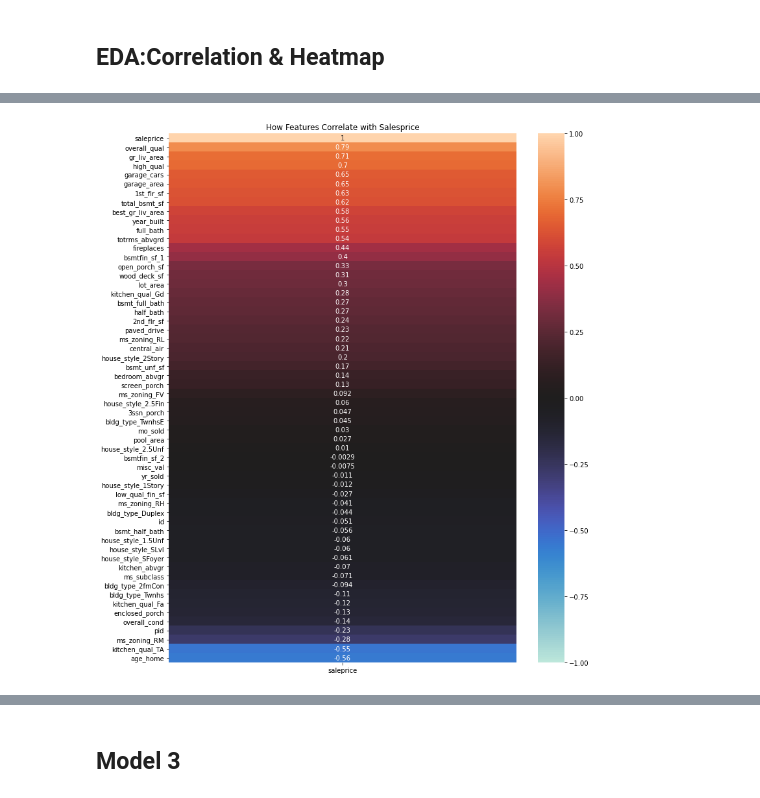
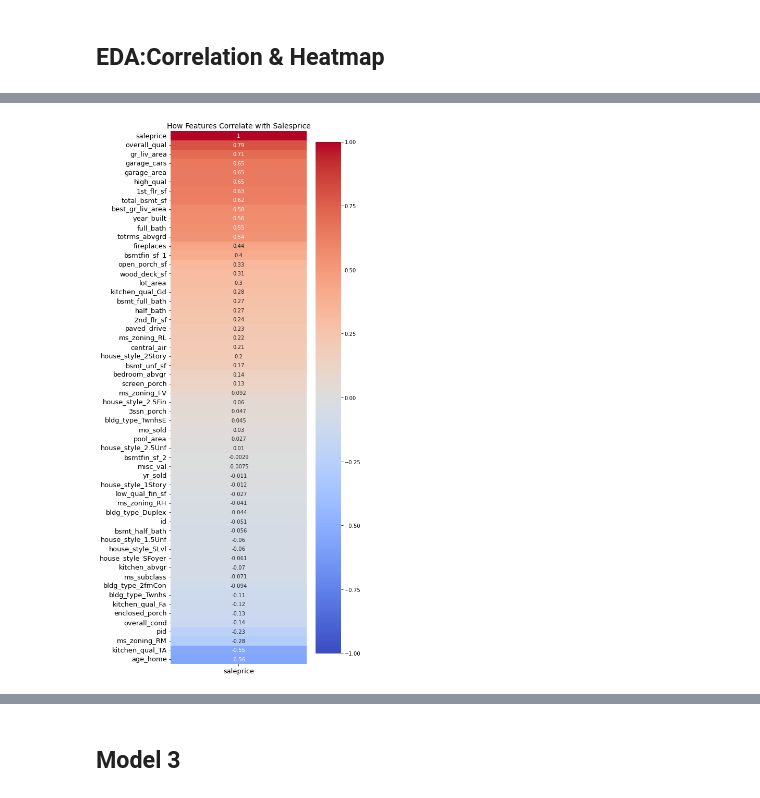
Before and after one commit to dcast822/Housing_salesprice_prediction_with_Machine_Learning, a Jupyter notebook: code/second_iteration.ipynb, the cells around one changed output, grey strips where cells are left out. Saved outputs shown, nothing was run; the diff lists cells and outputs as text; code cells hidden in the pictures.

```diff
--- a/code/second_iteration.ipynb
+++ b/code/second_iteration.ipynb
@@ -137,15 +137,18 @@ train_df.corr()[['saleprice']].sort_values(by='saleprice',ascending=False)
 | kitchen_qual_TA | -0.545683 |
 | age_home | -0.556110 |
 # %%
-plt.figure(figsize=(12,15))
-plt.title('How Features Correlate with Salesprice')
+plt.figure(figsize=(7,15))
+plt.title('How Features Correlate with Salesprice', fontsize = 14)
+plt.yticks(fontsize=13)
+plt.xticks(fontsize =13)
 sns.heatmap(train_df.corr()[['saleprice']].sort_values(by='saleprice',
                                                        ascending=False),
-            cmap='icefire',
+            cmap='coolwarm',
             annot=True, vmin=-1, vmax=1);
+plt.tight_layout()
 plt.savefig('../images/heat_map.png')
 # %% [output]
-[figure, old version]
+[figure, new version]
 # %%
 train_df.hist(figsize=(20,20));
 # %% [output]
```
Also changed, not shown: parts of 59 cells of this notebook, 24 other files.
